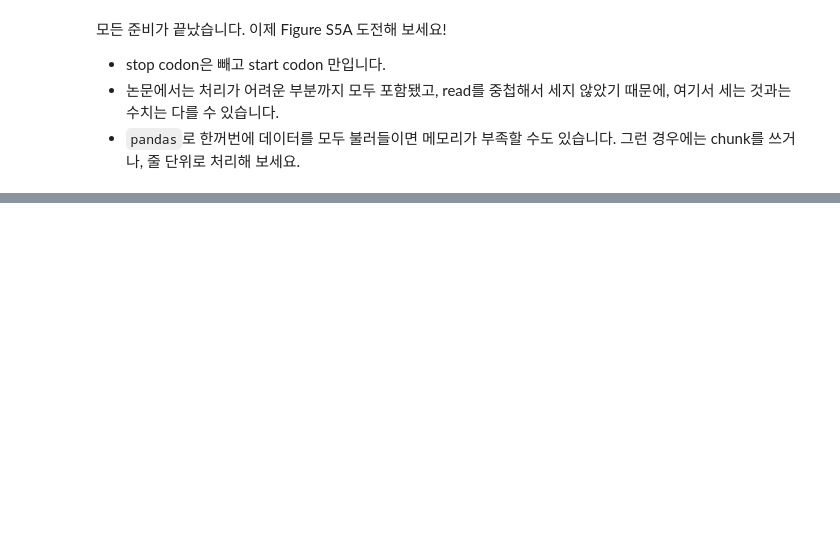
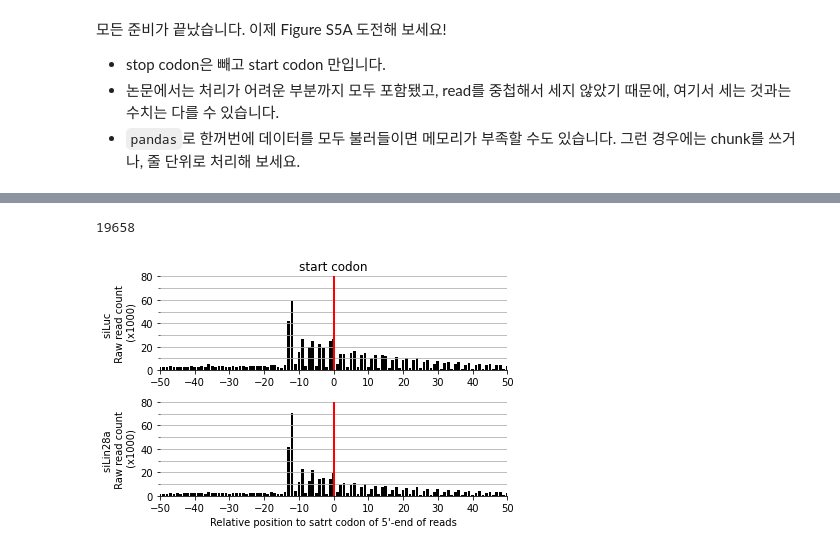
Before and after one commit to heomanism/Bioinformatics1, a Jupyter notebook: Proj2/CoLab_TermProj_2022_2.ipynb, the cells around one changed output, grey strips where cells are left out. Cells and saved outputs as stored; diff of their text form; code cells hidden in the pictures; blank space fills up the shorter version.

```diff
--- a/Proj2/CoLab_TermProj_2022_2.ipynb
+++ b/Proj2/CoLab_TermProj_2022_2.ipynb
@@ -277,0 +379,7 @@ chr1    4878103 4878104 1       chr1    4878045 4878205 ENSMUST00000027036.11
+# %%
+## grouping
+grouped_siLuc = publication_siLuc_data['counts'].groupby(publication_siLuc_data['Relative_start'])
+grouped_siLin28a = publication_siLin28a_data['counts'].groupby(publication_siLin28a_data['Relative_start'])
+# %%
+Final_data_siLuc = grouped_siLuc.sum()
+Final_data_siLin28a = grouped_siLin28a.sum()
@@ -277,0 +411,6 @@ chr1    4878103 4878104 1       chr1    4878045 4878205 ENSMUST00000027036.11
+# %%
+Final_data_siLuc_df = Final_data_siLuc.to_frame()
+Final_data_siLin28a_df = Final_data_siLin28a.to_frame()
+# %%
+Final_data_siLuc_df = Final_data_siLuc_df.filter(items = list(range(-50,51)), axis=0)
+Final_data_siLin28a_df = Final_data_siLin28a_df.filter(items = list(range(-50,51)), axis=0)
@@ -277,0 +434,49 @@ chr1    4878103 4878104 1       chr1    4878045 4878205 ENSMUST00000027036.11
+# %%
+Final_data_siLin28a_df['counts'][0]
+# %% [output]
+19658
+# %%
+import numpy as np
+import seaborn as sns
+import matplotlib.pyplot as plt
+
+plt.subplot(2, 1, 1)
+plt.bar(Final_data_siLuc_df['counts'].index, Final_data_siLuc_df['counts']/1000,
+        color='black')
+# title
+plt.title('start codon')
+plt.ylabel('siLuc \n Raw read count \n (x1000)')
+# set ticks
+plt.xlim([-50,50])
+plt.locator_params(axis='x', nbins=11)
+plt.gca().spines['top'].set_visible(False)
+plt.gca().spines['right'].set_visible(False)
+plt.gca().spines['left'].set_visible(False)
+major_ticks = np.arange(0, 81, 20)
+minor_ticks = np.arange(0, 81, 10)
+plt.gca().set_yticks(major_ticks)
+plt.gca().set_yticks(minor_ticks,minor=True)
+plt.gca().grid(axis='y', which = 'minor')
+plt.gca().grid(axis='y', which = 'major')
+plt.axvline(x=0, color='r', linewidth=2)
+
+plt.subplot(2, 1, 2)                # nrows=2, ncols=1, index=2
+plt.bar(Final_data_siLin28a_df['counts'].index, Final_data_siLin28a_df['counts']/1000,
+        color='black')
+plt.xlabel("Relative position to satrt codon of 5'-end of reads")
+plt.ylabel('siLin28a \n Raw read count \n (x1000)')
+plt.xlim([-50,50])
+plt.locator_params(axis='x', nbins=11)
+plt.gca().spines['top'].set_visible(False)
+plt.gca().spines['right'].set_visible(False)
+plt.gca().spines['left'].set_visible(False)
+plt.gca().set_yticks(major_ticks)
+plt.gca().set_yticks(minor_ticks,minor=True)
+plt.gca().grid(axis='y', which = 'minor')
+plt.gca().grid(axis='y', which = 'major')
+plt.axvline(x=0, color='r', linewidth=2)
+
+plt.tight_layout()
+plt.show()
+# %% [output]
+[figure, added]
```
Also changed, not shown: parts of 24 cells of this notebook.
